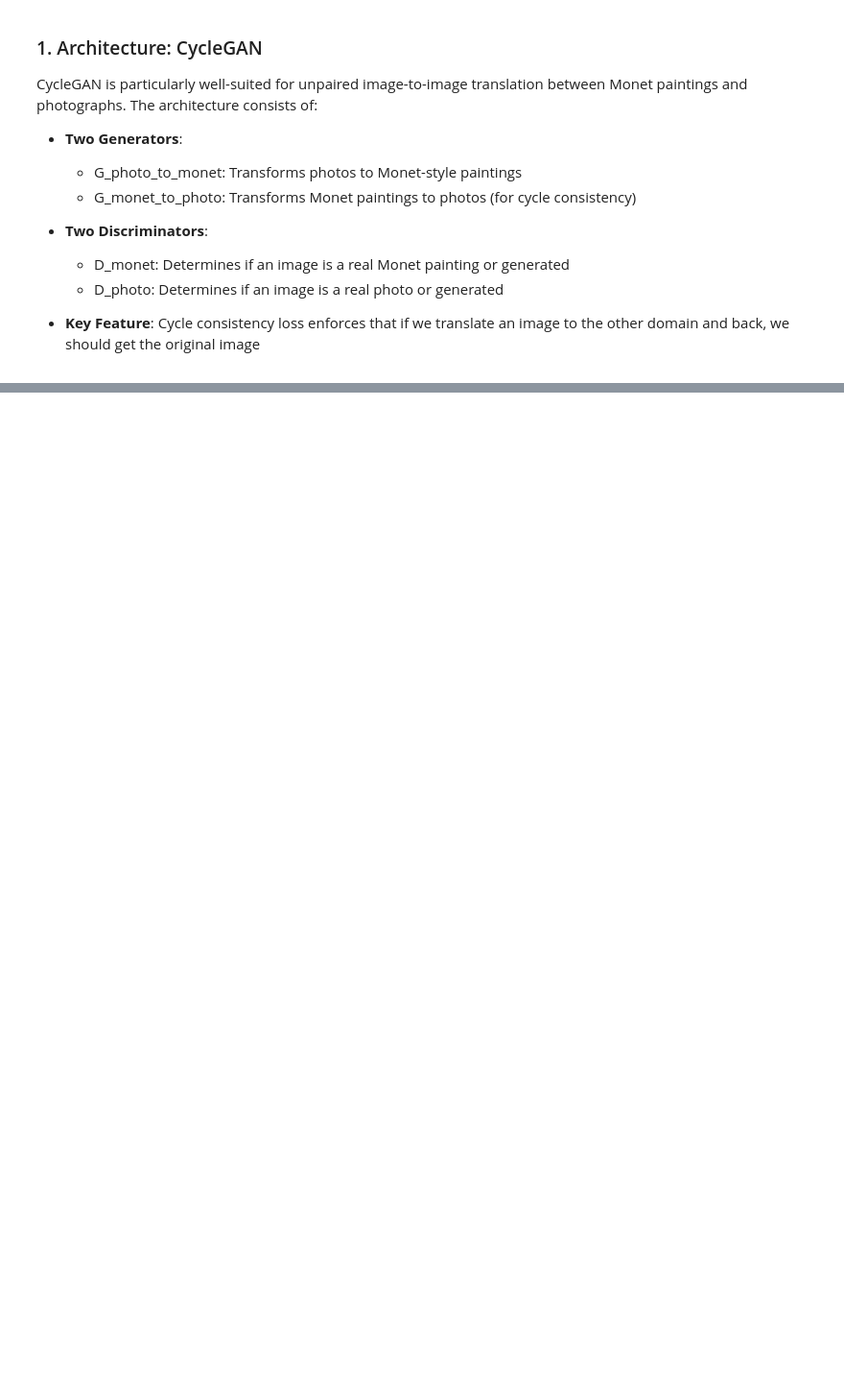
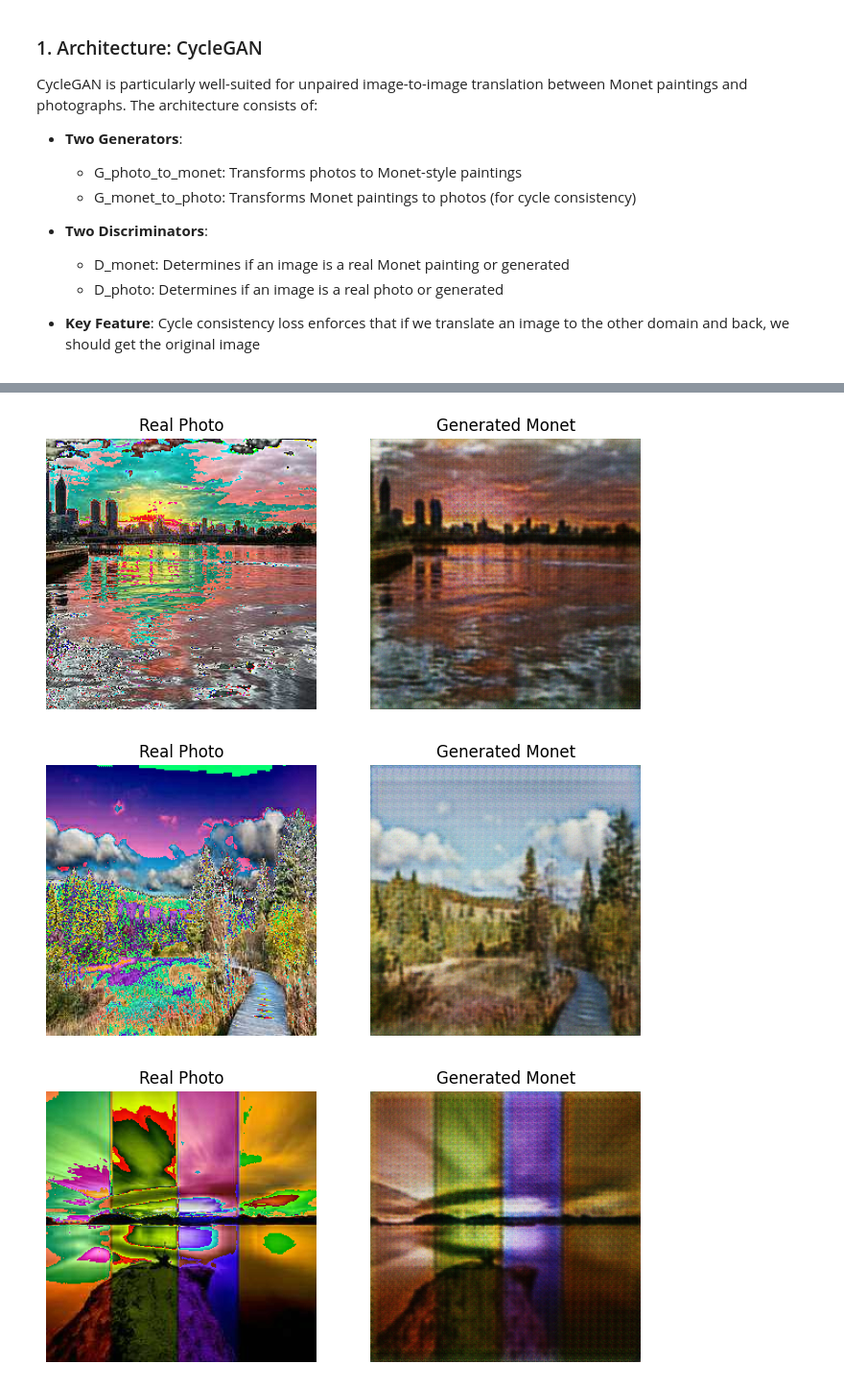
Before and after one commit to MarcoSantos2/kaggle-competition-GAN-monet-dataset, a Jupyter notebook: jupyter.ipynb, the cells around one changed output, grey strips where cells are left out. Shown at 96% size. Drawn from its saved outputs; the diff is of its cells as text; code cells hidden in the pictures; blank space fills up the shorter version.

```diff
--- a/jupyter.ipynb
+++ b/jupyter.ipynb
@@ -657,0 +340,14 @@ print('Submission file "images.zip" created!')
+# %%
+data_transforms = transforms.Compose([
+    transforms.Resize((256, 256)),
+    transforms.ToTensor(),
+    transforms.Normalize(mean=[0.5, 0.5, 0.5], std=[0.5, 0.5, 0.5])
+])
+
+data_path = 'data'
+
+photos_path = os.path.join(data_path, 'photo_jpg')
+monet_path = os.path.join(data_path, 'monet_jpg')
+
+photo_files = [os.path.join(photos_path, file) for file in os.listdir(photos_path)]
+monet_files = [os.path.join(monet_path, file) for file in os.listdir(monet_path)]
@@ -657,0 +424,36 @@ print('Submission file "images.zip" created!')
+# %%
+# Visualize Predictions
+import matplotlib.pyplot as plt
+def visualize_predictions(loader, generator, num_images=5):
+    generator.eval()
+    with torch.no_grad():
+        for i, photo_batch in enumerate(loader):
+            real_photos = photo_batch.to(device)
+            fake_monets = generator(real_photos)
+            fake_monets = (fake_monets * 0.5 + 0.5).clamp(0, 1)  # Denormalize to [0, 1]
+
+            for j in range(min(num_images, len(fake_monets))):
+                real_img = transforms.ToPILImage()(real_photos[j].cpu())
+                fake_img = transforms.ToPILImage()(fake_monets[j].cpu())
+
+                plt.figure(figsize=(8, 4))
+                plt.subplot(1, 2, 1)
+                plt.title("Real Photo")
+                plt.imshow(real_img)
+                plt.axis("off")
+
+                plt.subplot(1, 2, 2)
+                plt.title("Generated Monet")
+                plt.imshow(fake_img)
+                plt.axis("off")
+                plt.show()
+
+                num_images -= 1
+                if num_images <= 0:
+                    return
+
+visualize_predictions(photo_loader, generator)
+# %% [output]
+[figure, added]
+[figure, added]
+[figure, added]
```
Also changed, not shown: parts of 24 cells of this notebook, 2 other files.
